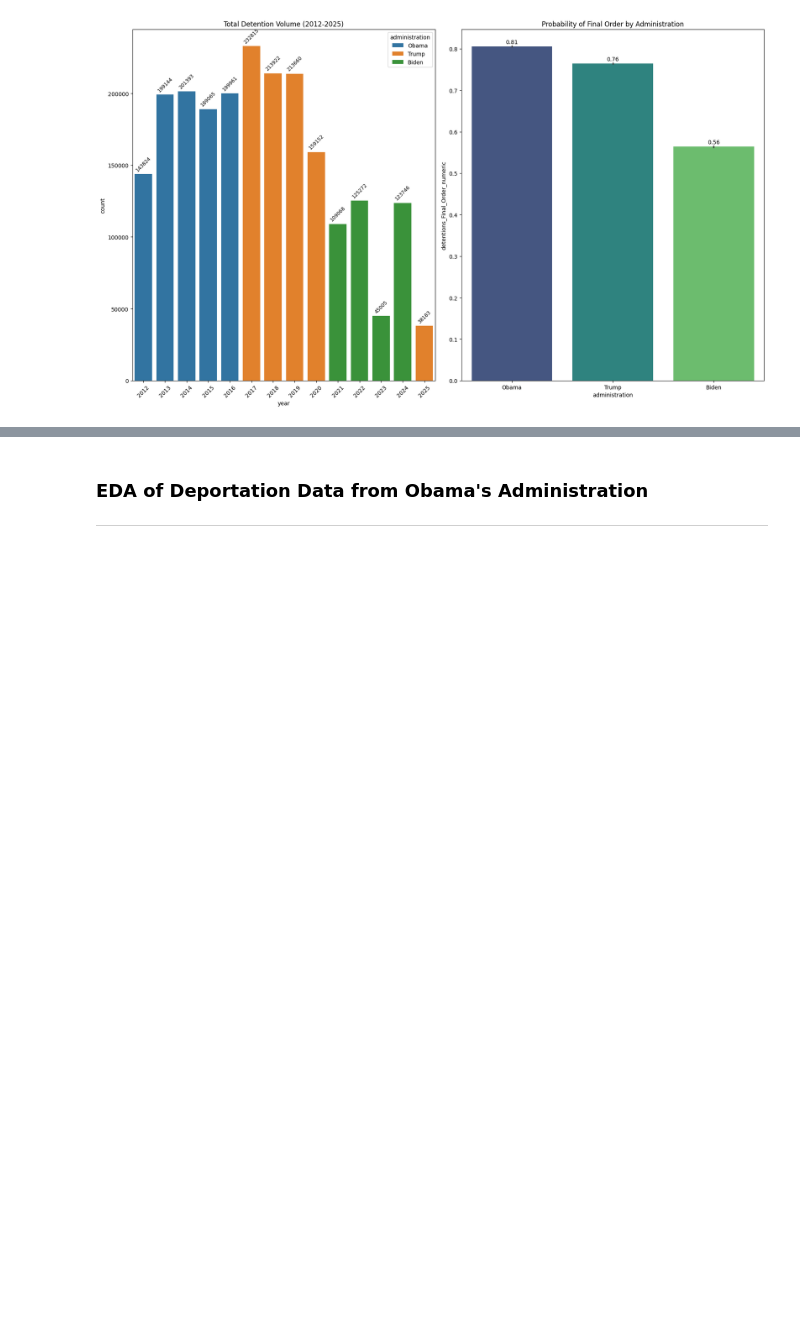
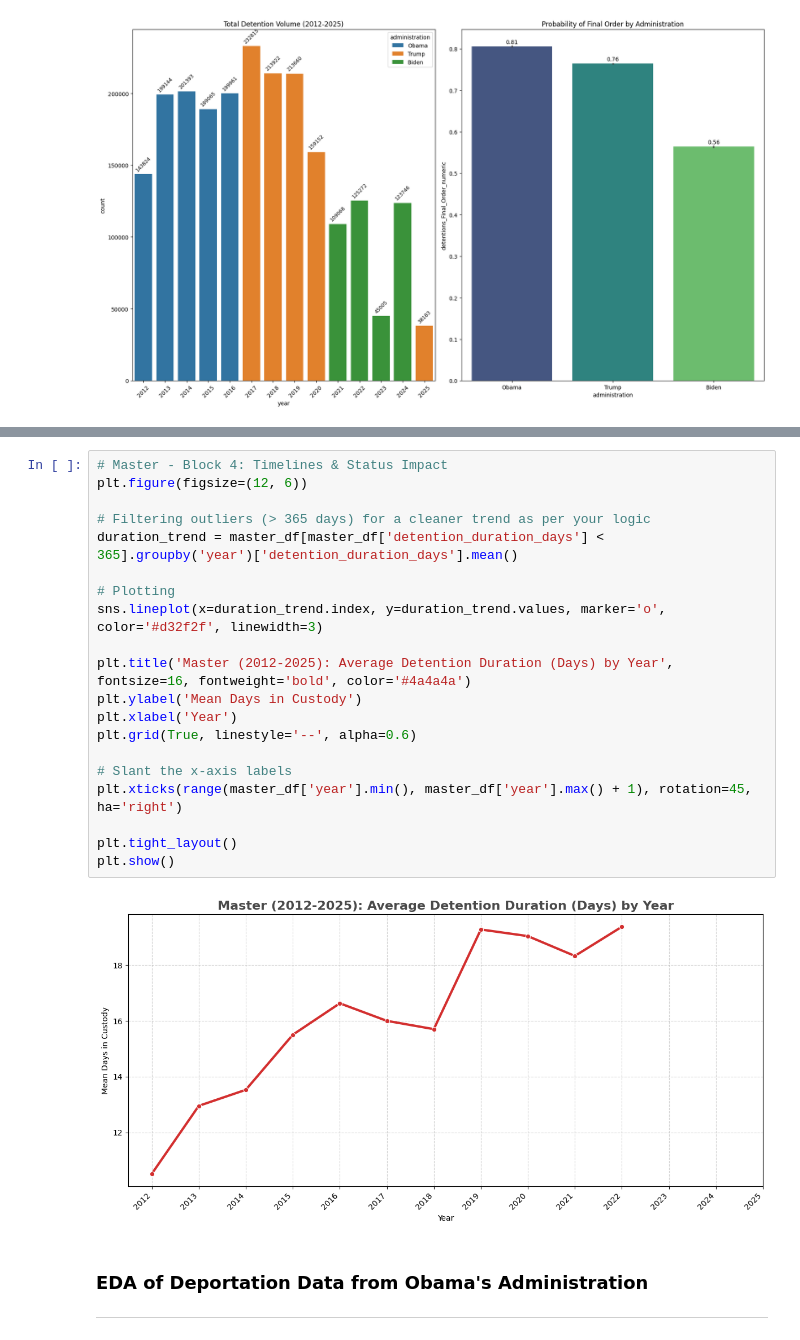
Before and after one commit to emilynnguyen1/ICE-Outcomes, a Jupyter notebook: notebooks/Exploratory-Data-Analysis.ipynb, the cells around one changed output, grey strips where cells are left out. Cells and saved outputs as stored; diff of their text form; blank space fills up the shorter version.

```diff
--- a/notebooks/Exploratory-Data-Analysis.ipynb
+++ b/notebooks/Exploratory-Data-Analysis.ipynb
@@ -645,3 +717,25 @@ Passing `palette` without assigning `hue` is deprecated and will be removed in v
+# %%
+# Master - Block 4: Timelines & Status Impact
+plt.figure(figsize=(12, 6))
+
+# Filtering outliers (> 365 days) for a cleaner trend as per your logic
+duration_trend = master_df[master_df['detention_duration_days'] < 365].groupby('year')['detention_duration_days'].mean()
+
+# Plotting
+sns.lineplot(x=duration_trend.index, y=duration_trend.values, marker='o', color='#d32f2f', linewidth=3)
+
+plt.title('Master (2012-2025): Average Detention Duration (Days) by Year', fontsize=16, fontweight='bold', color='#4a4a4a')
+plt.ylabel('Mean Days in Custody')
+plt.xlabel('Year')
+plt.grid(True, linestyle='--', alpha=0.6)
+
+# Slant the x-axis labels
+plt.xticks(range(master_df['year'].min(), master_df['year'].max() + 1), rotation=45, ha='right')
+
+plt.tight_layout()
+plt.show()
+# %% [output]
+[figure, added]
 # %% [markdown]
 ### EDA of Deportation Data from Obama's Administration
 ---
```
Also changed, not shown: parts of 12 cells of this notebook.
